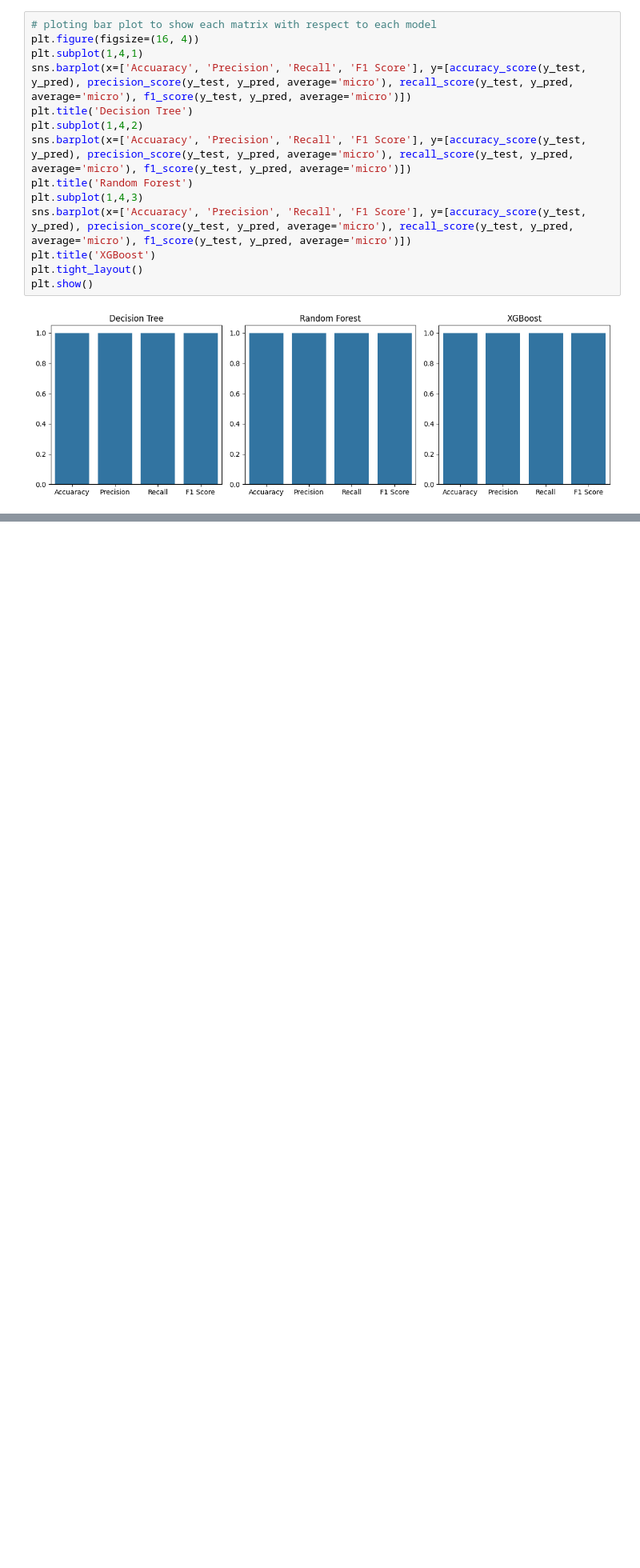
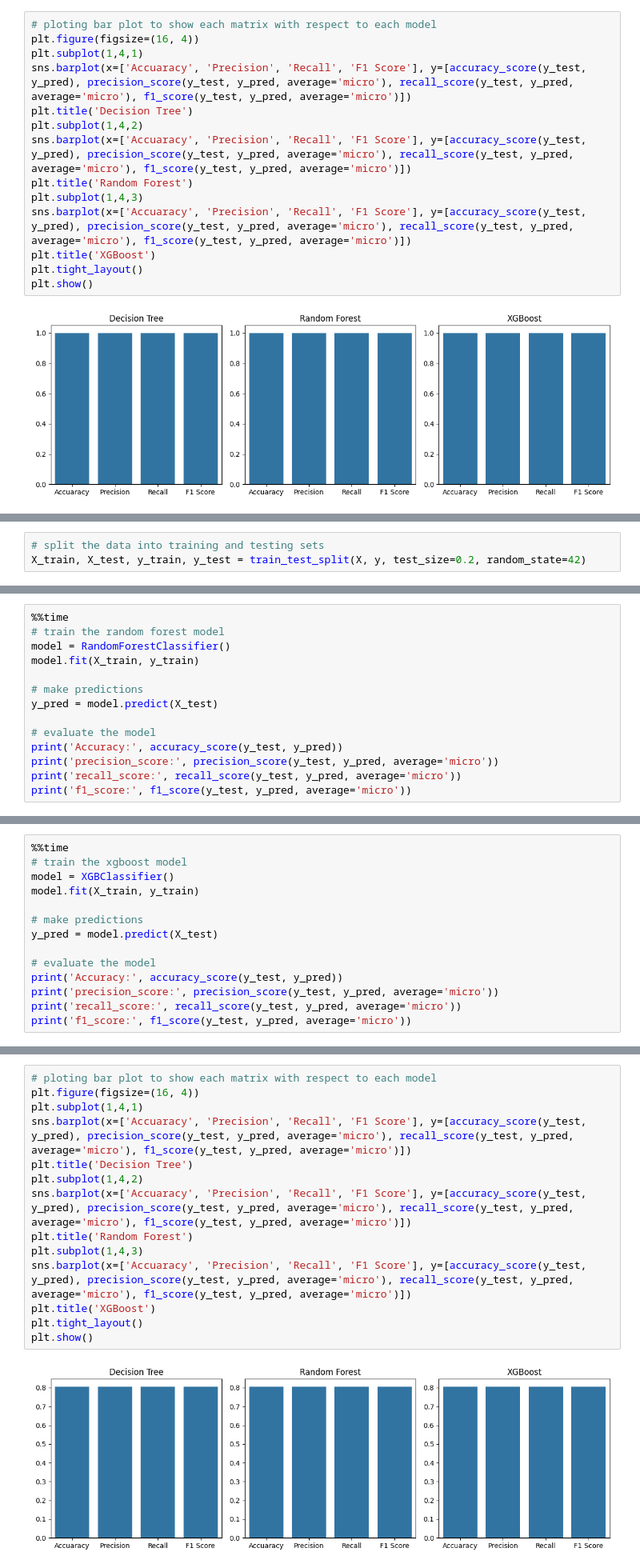
Before and after one commit to sherazAhmed-ipynb/ML-Pipeline-Hub, a Jupyter notebook: ml_models/boostingAlgos.ipynb, the cells around one changed output, grey strips where cells are left out. Shown at 80% size. Cells and saved outputs as stored; diff of their text form; blank space fills up the shorter version.

```diff
--- a/ml_models/boostingAlgos.ipynb
+++ b/ml_models/boostingAlgos.ipynb
@@ -130,0 +169,3 @@ plt.show()
+# %%
+# split the data into training and testing sets
+X_train, X_test, y_train, y_test = train_test_split(X, y, test_size=0.2, random_state=42)
@@ -130,0 +193,14 @@ plt.show()
+# %%
+%%time
+# train the random forest model
+model = RandomForestClassifier()
+model.fit(X_train, y_train)
+
+# make predictions
+y_pred = model.predict(X_test)
+
+# evaluate the model
+print('Accuracy:', accuracy_score(y_test, y_pred))
+print('precision_score:', precision_score(y_test, y_pred, average='micro'))
+print('recall_score:', recall_score(y_test, y_pred, average='micro'))
+print('f1_score:', f1_score(y_test, y_pred, average='micro'))
@@ -130,0 +214,14 @@ plt.show()
+# %%
+%%time
+# train the xgboost model
+model = XGBClassifier()
+model.fit(X_train, y_train)
+
+# make predictions
+y_pred = model.predict(X_test)
+
+# evaluate the model
+print('Accuracy:', accuracy_score(y_test, y_pred))
+print('precision_score:', precision_score(y_test, y_pred, average='micro'))
+print('recall_score:', recall_score(y_test, y_pred, average='micro'))
+print('f1_score:', f1_score(y_test, y_pred, average='micro'))
@@ -130,0 +235,16 @@ plt.show()
+# %%
+# ploting bar plot to show each matrix with respect to each model
+plt.figure(figsize=(16, 4))
+plt.subplot(1,4,1)
+sns.barplot(x=['Accuaracy', 'Precision', 'Recall', 'F1 Score'], y=[accuracy_score(y_test, y_pred), precision_score(y_test, y_pred, average='micro'), recall_score(y_test, y_pred, average='micro'), f1_score(y_test, y_pred, average='micro')])
+plt.title('Decision Tree')
+plt.subplot(1,4,2)
+sns.barplot(x=['Accuaracy', 'Precision', 'Recall', 'F1 Score'], y=[accuracy_score(y_test, y_pred), precision_score(y_test, y_pred, average='micro'), recall_score(y_test, y_pred, average='micro'), f1_score(y_test, y_pred, average='micro')])
+plt.title('Random Forest')
+plt.subplot(1,4,3)
+sns.barplot(x=['Accuaracy', 'Precision', 'Recall', 'F1 Score'], y=[accuracy_score(y_test, y_pred), precision_score(y_test, y_pred, average='micro'), recall_score(y_test, y_pred, average='micro'), f1_score(y_test, y_pred, average='micro')])
+plt.title('XGBoost')
+plt.tight_layout()
+plt.show()
+# %% [output]
+[figure, added]
```
Also changed, not shown: parts of 8 cells of this notebook.
